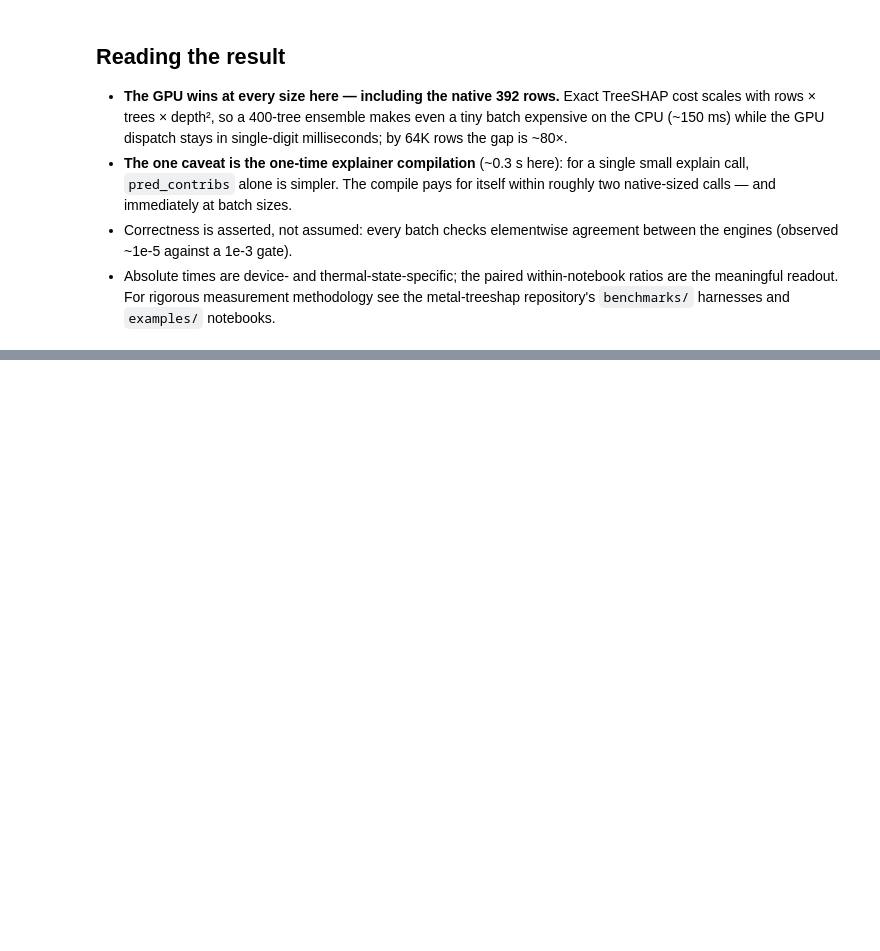
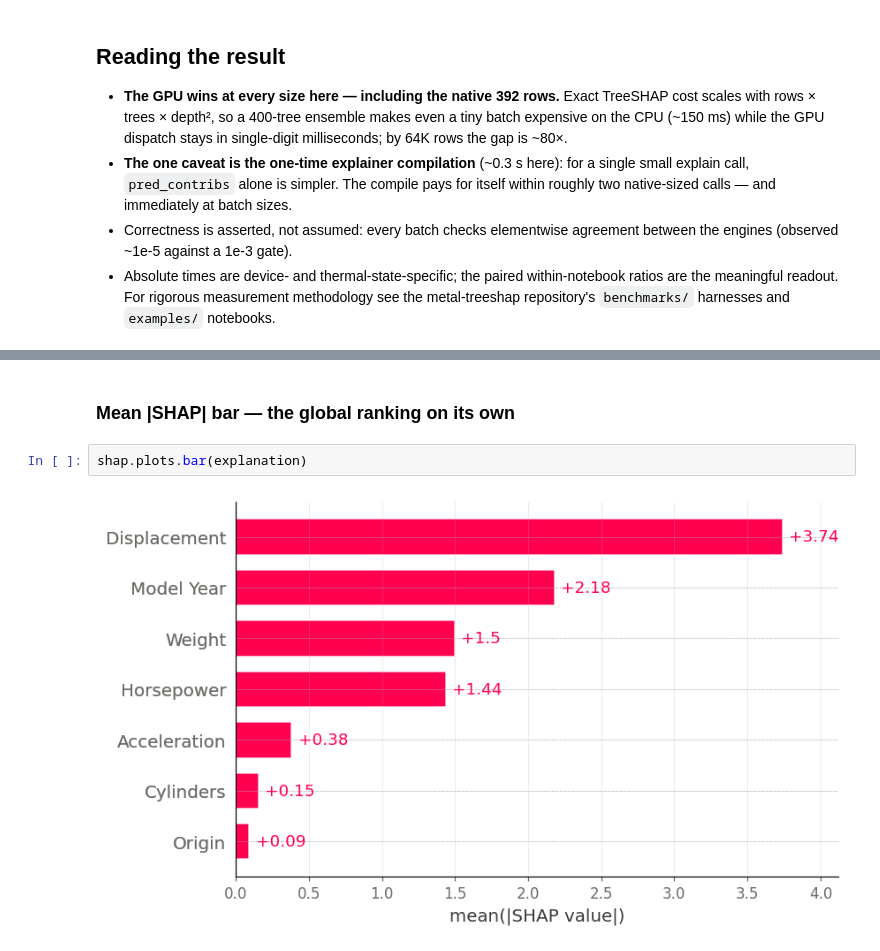
Before and after one commit to tunguz/TabularBenchmarks, a Jupyter notebook: datasets/auto/scripts/auto_shap_cpu_vs_gpu.ipynb, the cells around one changed output, grey strips where cells are left out. Saved outputs shown, nothing was run; the diff lists cells and outputs as text; blank space fills up the shorter version.

```diff
--- a/datasets/auto/scripts/auto_shap_cpu_vs_gpu.ipynb
+++ b/datasets/auto/scripts/auto_shap_cpu_vs_gpu.ipynb
@@ -209,0 +246,6 @@ plt.show()
+# %% [markdown]
+### Mean |SHAP| bar — the global ranking on its own
+# %%
+shap.plots.bar(explanation)
+# %% [output]
+[figure, added]
```
Also changed, not shown: parts of 13 cells of this notebook.
